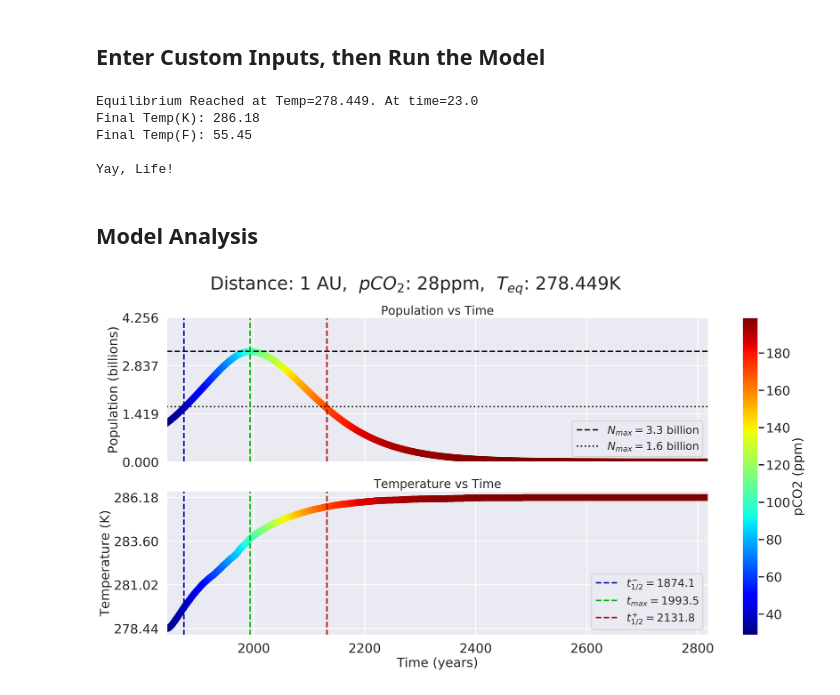
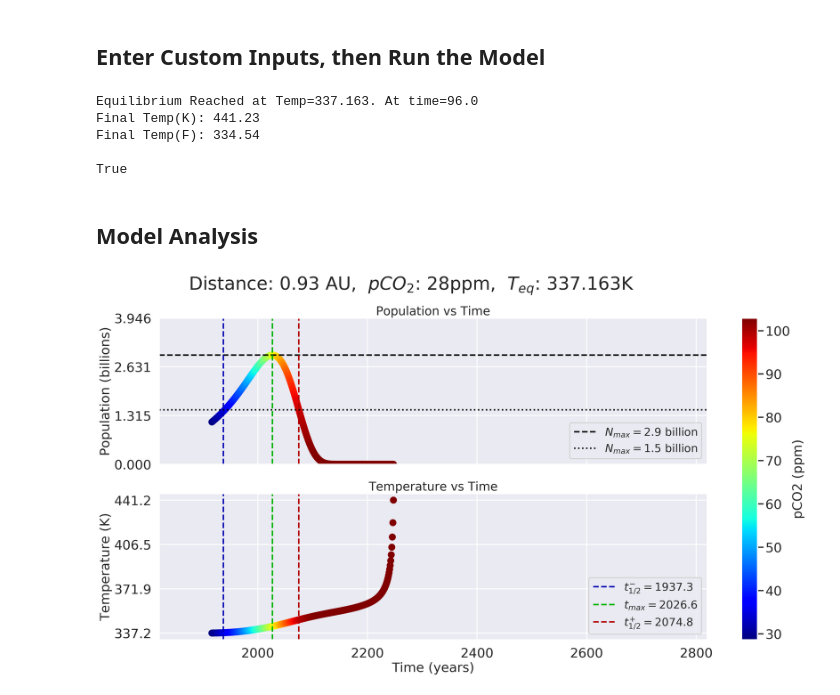
Before and after one commit to ethansav3/coupled_ebm, a Jupyter notebook: model/ebmFinal.ipynb, the cells around one changed output. Cells and saved outputs as stored; diff of their text form; code cells hidden in the pictures.

```diff
--- a/model/ebmFinal.ipynb
+++ b/model/ebmFinal.ipynb
@@ -36,10 +36,11 @@ nameList['ebm']['rco2']=2.00e-4;
 nameList['ebm']['coupled']=True;
 
 #change runtime
-nameList['ebm']['runTime'] = 1000#change runtime
+runTime=1000
+nameList['ebm']['runTime'] = runTime#change runtime
 
 #change distance
-newA = 1#AU
+newA = .93#AU
 nameList['ebm']['relsolcon']=newA**-2 #inverse square law for solar flux
 
 
@@ -51,28 +52,26 @@ nameList['ebm']['pco20']=newPco2/10**6
 #run the program
 dfModel, finalavgtemp, eqTime, eqTemp, equilibrium = runProgram("driver.exe",nameList)
 
-if((equilibrium) and (finalavgtemp<=373.15) and (finalavgtemp>=273.15)):
-    print("Yay, Life!")
-else:
-    print("Boo, Extinction :(")
+life = (equilibrium) and (eqTemp<=373.15) and (eqTemp>=273.15)
+print(life)
 # %% [output]
-Equilibrium Reached at Temp=278.449. At time=23.0
-Final Temp(K): 286.18
-Final Temp(F): 55.45
+Equilibrium Reached at Temp=337.163. At time=96.0
+Final Temp(K): 441.23
+Final Temp(F): 334.54
 
-Yay, Life!
+True
 # %% [markdown]
 ## Model Analysis
 # %%
 popStats = analyzeRun(dfModel,nameList,False)#get population statistics
-popStats['maxPopPlot']=popStats['maxPop']+1;
-inputs=[newA,newPco2]
+popStats['maxPopPlot']=popStats['maxPop']+1;#y range
+inputs=[newA,newPco2,runTime]
 #-----------------------------------PLOTS----------------------------------------------------------
 if equilibrium: plotModelOutput(dfModel,inputs,eqTime,eqTemp,popStats)#plot the output of our model, colored by pco2
 #dfTemp = pd.read_csv('anomaly.csv');#data from NASA GISS: https://data.giss.nasa.gov/gistemp/graphs_v4/
 #dfPopCo2 = pd.read_csv('world_stats.csv');#data from Frank, Adam, and Woodruff Sullivan.
 #plotModelInput(nameList)#plot the temperature dependence on the growth rate
 #plotTruePopCo2(dfPopCo2) #plot true population values vs pco2
 #compareModelOutput(dfModel,dfTemp,dfPopCo2)#compare the models output to true data
 # %% [output]
-[figure, old version]
+[figure, new version]
```
Also changed, not shown: parts of 1 cell of this notebook, 1 other file.
